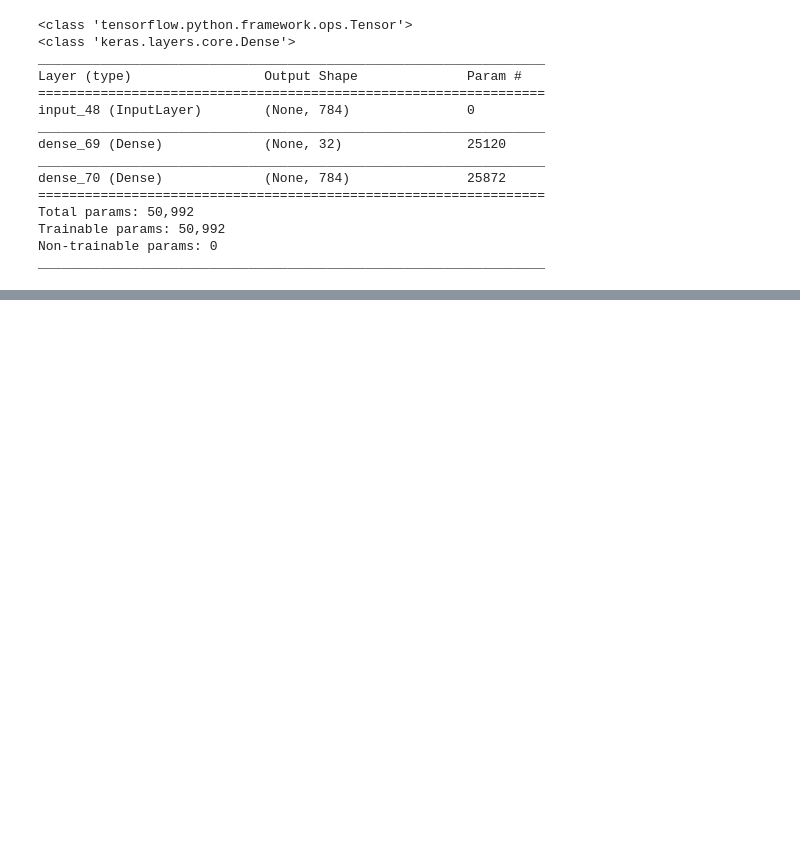
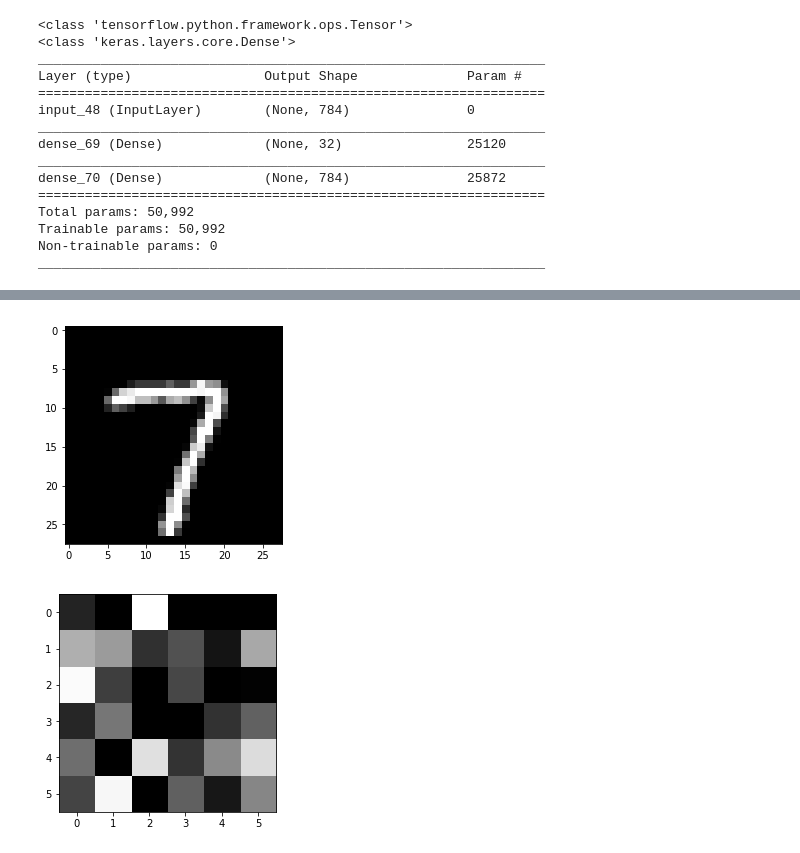
Before and after one commit to frhyme/frhyme.github.io, a Jupyter notebook: _posts/personal_ipynb/180624-autoencoder.ipynb, the cells around one changed output, grey strips where cells are left out. Cells and saved outputs as stored; diff of their text form; code cells hidden in the pictures; blank space fills up the shorter version.

```diff
--- a/_posts/personal_ipynb/180624-autoencoder.ipynb
+++ b/_posts/personal_ipynb/180624-autoencoder.ipynb
@@ -94,0 +209,7 @@ _________________________________________________________________
+# %%
+input2 = Input(shape=(784,))
+x = autoencoder_deep.layers[1](input2)
+x = autoencoder_deep.layers[2](x)
+x = autoencoder_deep.layers[3](x)
+encoder = Model(input2, x)
+encoder.summary()
@@ -94,0 +232,10 @@ _________________________________________________________________
+# %%
+k = 100
+plt.imshow(x_train[[k], :].reshape(28, 28), cmap=plt.cm.gray)
+plt.show()
+
+plt.imshow(encoder.predict(x_train[[k], :]).reshape(6,6), cmap=plt.cm.gray)
+plt.show()
+# %% [output]
+[figure, added]
+[figure, added]
```
Also changed, not shown: parts of 5 cells of this notebook, 6 other files.
